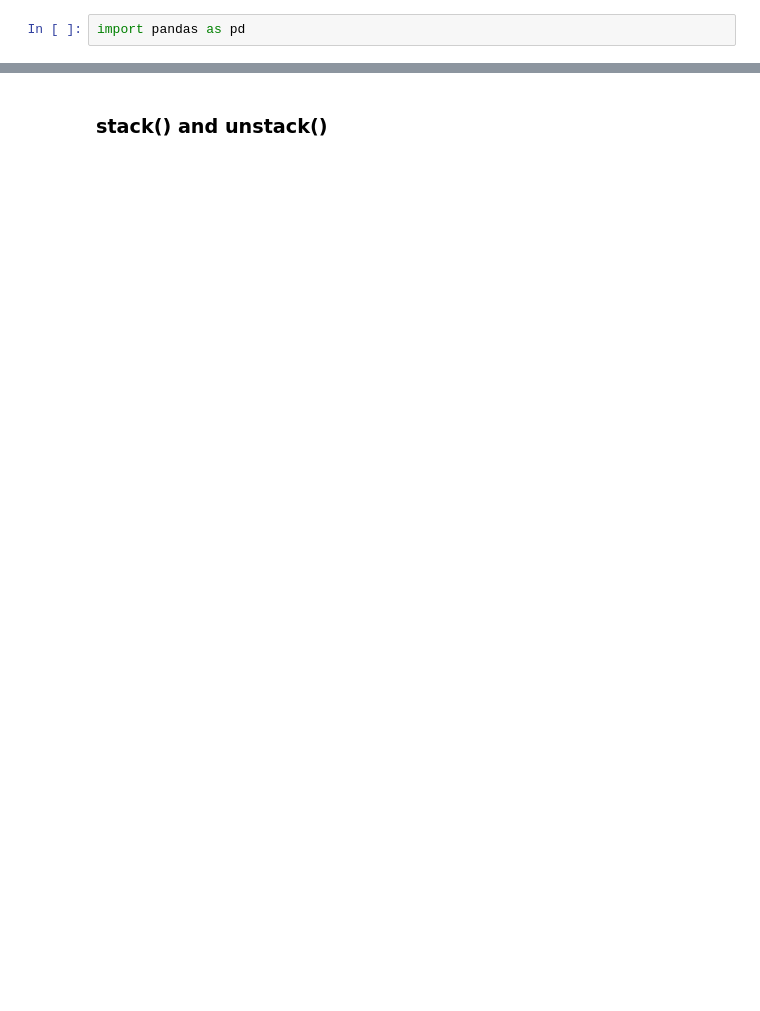
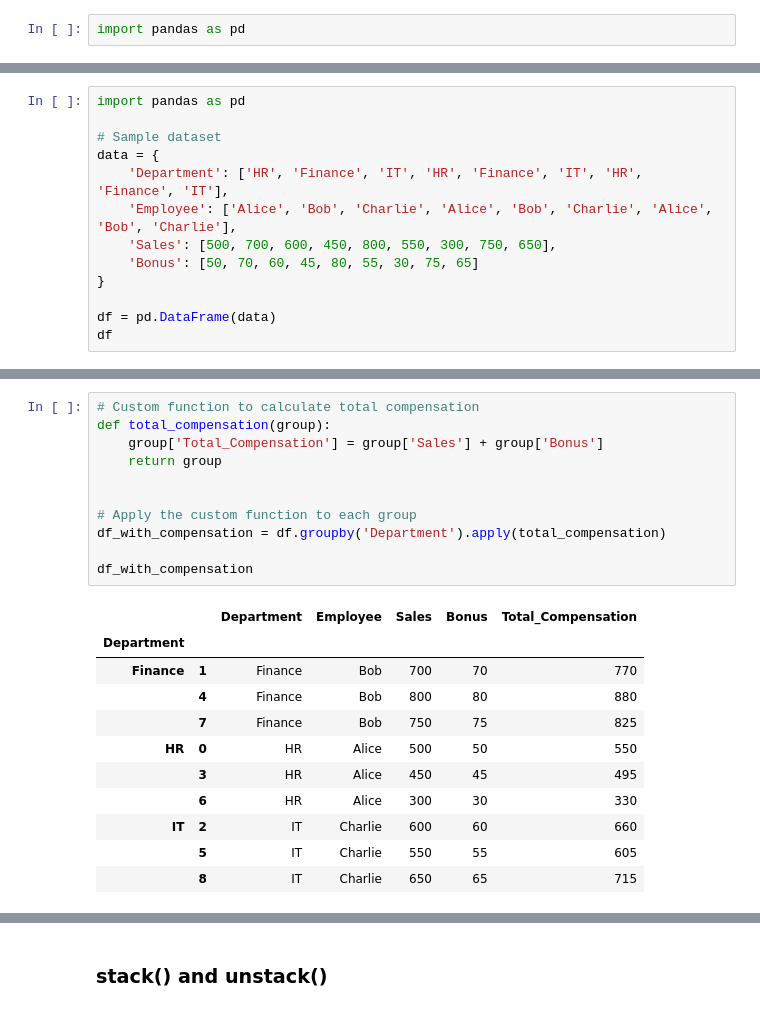
Before and after one commit to ashokonmi3/Python-Learning, a Jupyter notebook: Data Science/NB_13_Groupby.ipynb, the cells around one changed output, grey strips where cells are left out. Cells and saved outputs as stored; diff of their text form; blank space fills up the shorter version.

```diff
--- a/Data Science/NB_13_Groupby.ipynb
+++ b/Data Science/NB_13_Groupby.ipynb
@@ -1126,0 +689,13 @@ summary.reset_index()
+# %%
+import pandas as pd
+
+# Sample dataset
+data = {
+    'Department': ['HR', 'Finance', 'IT', 'HR', 'Finance', 'IT', 'HR', 'Finance', 'IT'],
+    'Employee': ['Alice', 'Bob', 'Charlie', 'Alice', 'Bob', 'Charlie', 'Alice', 'Bob', 'Charlie'],
+    'Sales': [500, 700, 600, 450, 800, 550, 300, 750, 650],
+    'Bonus': [50, 70, 60, 45, 80, 55, 30, 75, 65]
+}
+
+df = pd.DataFrame(data)
+df
@@ -1126,0 +713,23 @@ summary.reset_index()
+# %%
+# Custom function to calculate total compensation
+def total_compensation(group):
+    group['Total_Compensation'] = group['Sales'] + group['Bonus']
+    return group
+
+
+# Apply the custom function to each group
+df_with_compensation = df.groupby('Department').apply(total_compensation)
+
+df_with_compensation
+# %% [output]
+|  |  | Department | Employee | Sales | Bonus | Total_Compensation |
+| Department |  |  |  |  |  |  |
+| Finance | 1 | Finance | Bob | 700 | 70 | 770 |
+|  | 4 | Finance | Bob | 800 | 80 | 880 |
+|  | 7 | Finance | Bob | 750 | 75 | 825 |
+| HR | 0 | HR | Alice | 500 | 50 | 550 |
+|  | 3 | HR | Alice | 450 | 45 | 495 |
+|  | 6 | HR | Alice | 300 | 30 | 330 |
+| IT | 2 | IT | Charlie | 600 | 60 | 660 |
+|  | 5 | IT | Charlie | 550 | 55 | 605 |
+|  | 8 | IT | Charlie | 650 | 65 | 715 |
```
Also changed, not shown: parts of 220 cells of this notebook, 1 other file.
